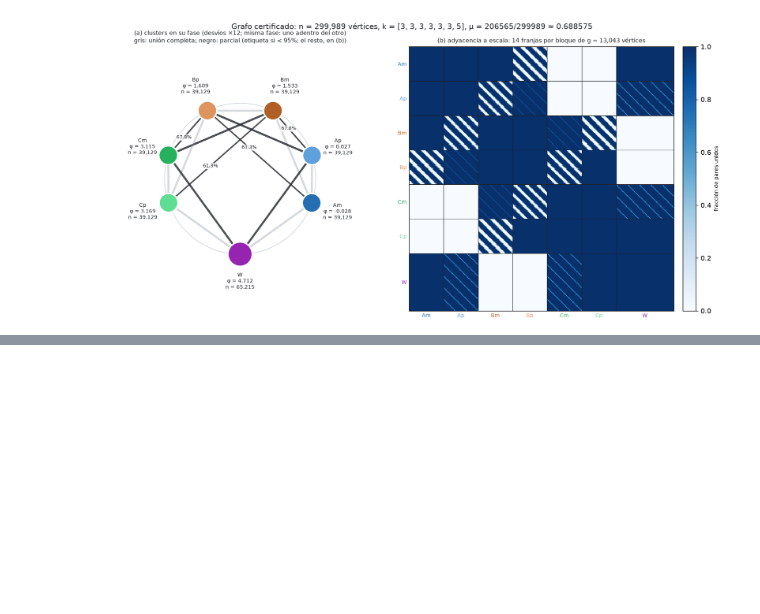
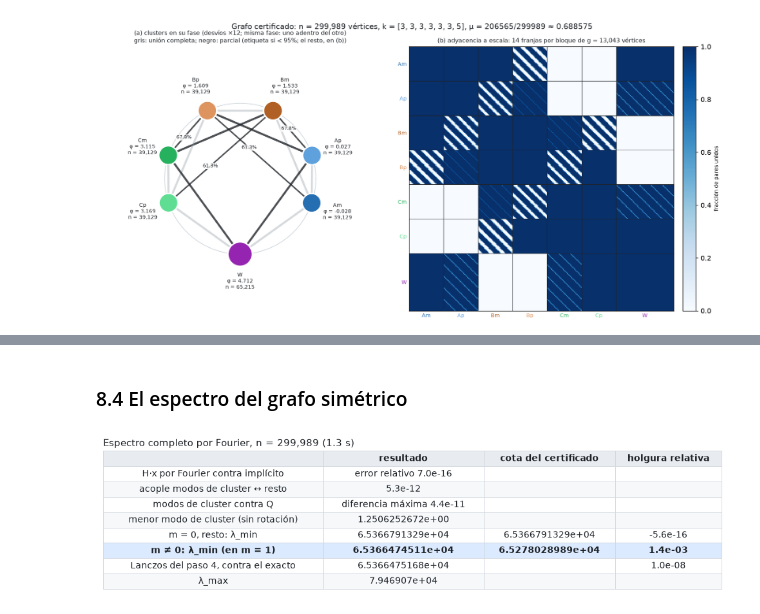
Before and after one commit to Nicoyanz98/investighaton-teo-optimizacion-2026, a Jupyter notebook: notebooks/Grafo_simetrico_S7.ipynb, the cells around one changed output, grey strips where cells are left out. Drawn from its saved outputs; the diff is of its cells as text; code cells hidden in the pictures; blank space fills up the shorter version.

```diff
--- a/notebooks/Grafo_simetrico_S7.ipynb
+++ b/notebooks/Grafo_simetrico_S7.ipynb
@@ -820,0 +1240,29 @@ display(Image(filename=str(archivo)))
+# %% [markdown]
+### 8.4 El espectro del grafo simétrico
+# %%
+inicio_espectro = time.time()
+error_producto = 0.0
+for semilla in [0, 1]:
+    x = np.random.default_rng(semilla).standard_normal(implicito.n)
+    directo = producto_hessiano(implicito, x)
+    error_producto = max(error_producto, np.linalg.norm(producto_fourier(descripcion, x) - directo) / np.linalg.norm(directo))
+completo_fourier = espectro_fourier(descripcion)
+segundos_espectro = time.time() - inicio_espectro
+menor_cero = float(completo_fourier["cero"].min())
+posicion = int(np.argmin(completo_fourier["minimos"]))
+menor_m = float(completo_fourier["minimos"][posicion])
+diferencia_cluster = np.abs(completo_fourier["cluster"] - np.linalg.eigvalsh(cociente_formula(descripcion))).max()
+mostrar_tabla(["", "resultado", "cota del certificado", "holgura relativa"], [
+    ["H·x por Fourier contra implícito", f"error relativo {error_producto:.1e}", "", ""],
+    ["acople modos de cluster ↔ resto", f"{completo_fourier['acople']:.1e}", "", ""],
+    ["modos de cluster contra Q", f"diferencia máxima {diferencia_cluster:.1e}", "", ""],
+    ["menor modo de cluster (sin rotación)", f"{np.sort(completo_fourier['cluster'])[1]:.10e}", "", ""],
+    ["m = 0, resto: λ_min", f"{menor_cero:.10e}", f"{cota_cero:.10e}", f"{menor_cero / cota_cero - 1:.1e}"],
+    [f"m ≠ 0: λ_min (en m = {completo_fourier['frecuencias'][posicion]})", f"{menor_m:.10e}", f"{cota_fourier:.10e}",
+     f"{menor_m / cota_fourier - 1:.1e}"],
+    ["Lanczos del paso 4, contra el exacto", f"{resto['menor']:.10e}", "",
+     f"{resto['menor'] / min(menor_m, menor_cero) - 1:.1e}"],
+    ["λ_max", f"{completo_fourier['maximo']:.6e}", "", ""],
+], titulo=f"Espectro completo por Fourier, n = {implicito.n:,} ({segundos_espectro:.1f} s)", resaltar=[5])
+# %% [output]
+[figure, added]
```
Also changed, not shown: parts of 22 cells of this notebook, 9 other files.
